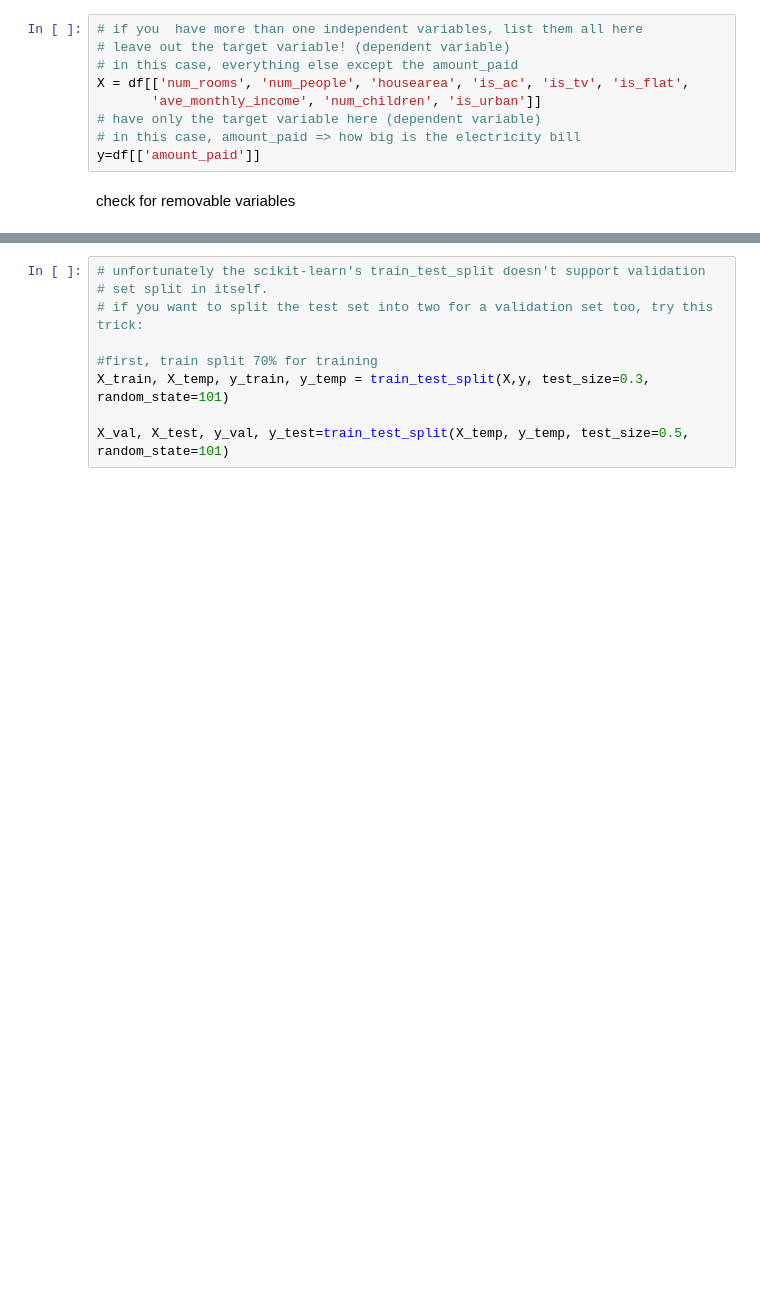
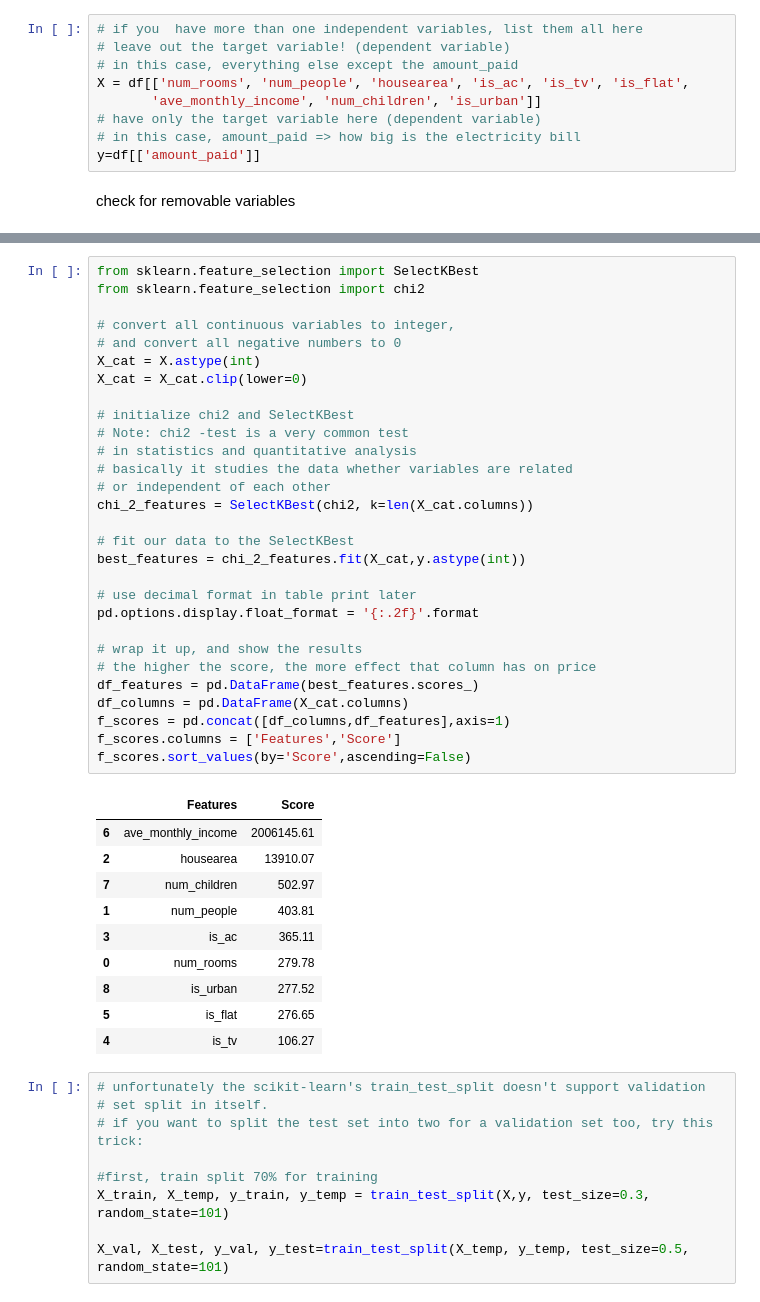
Before and after one commit to Jan-PhilipSchreiber/DeepL_Models, a Jupyter notebook: Lec3 Optimization/ANN_reg_opti1.ipynb, the cells around one changed output, grey strips where cells are left out. Saved outputs shown, nothing was run; the diff lists cells and outputs as text; blank space fills up the shorter version.

```diff
--- a/Lec3 Optimization/ANN_reg_opti1.ipynb
+++ b/Lec3 Optimization/ANN_reg_opti1.ipynb
@@ -51,3 +82,43 @@ correlations
+# %%
+from sklearn.feature_selection import SelectKBest
+from sklearn.feature_selection import chi2
+
+# convert all continuous variables to integer,
+# and convert all negative numbers to 0
+X_cat = X.astype(int)
+X_cat = X_cat.clip(lower=0)
+
+# initialize chi2 and SelectKBest
+# Note: chi2 -test is a very common test
+# in statistics and quantitative analysis
+# basically it studies the data whether variables are related
+# or independent of each other
+chi_2_features = SelectKBest(chi2, k=len(X_cat.columns))
+
+# fit our data to the SelectKBest
+best_features = chi_2_features.fit(X_cat,y.astype(int))
+
+# use decimal format in table print later
+pd.options.display.float_format = '{:.2f}'.format
+
+# wrap it up, and show the results
+# the higher the score, the more effect that column has on price
+df_features = pd.DataFrame(best_features.scores_)
+df_columns = pd.DataFrame(X_cat.columns)
+f_scores = pd.concat([df_columns,df_features],axis=1)
+f_scores.columns = ['Features','Score']
+f_scores.sort_values(by='Score',ascending=False)
+# %% [output]
+|  | Features | Score |
+| 6 | ave_monthly_income | 2006145.61 |
+| 2 | housearea | 13910.07 |
+| 7 | num_children | 502.97 |
+| 1 | num_people | 403.81 |
+| 3 | is_ac | 365.11 |
+| 0 | num_rooms | 279.78 |
+| 8 | is_urban | 277.52 |
+| 5 | is_flat | 276.65 |
+| 4 | is_tv | 106.27 |
 # %%
 # unfortunately the scikit-learn's train_test_split doesn't support validation
 # set split in itself.
```
Also changed, not shown: parts of 2 cells of this notebook, 2 other files.
